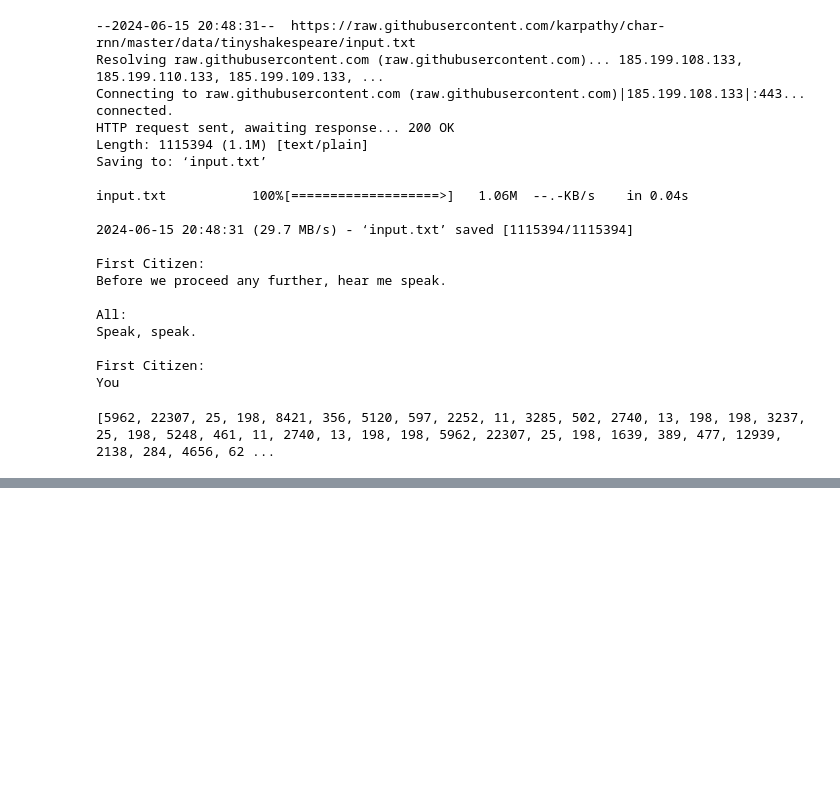
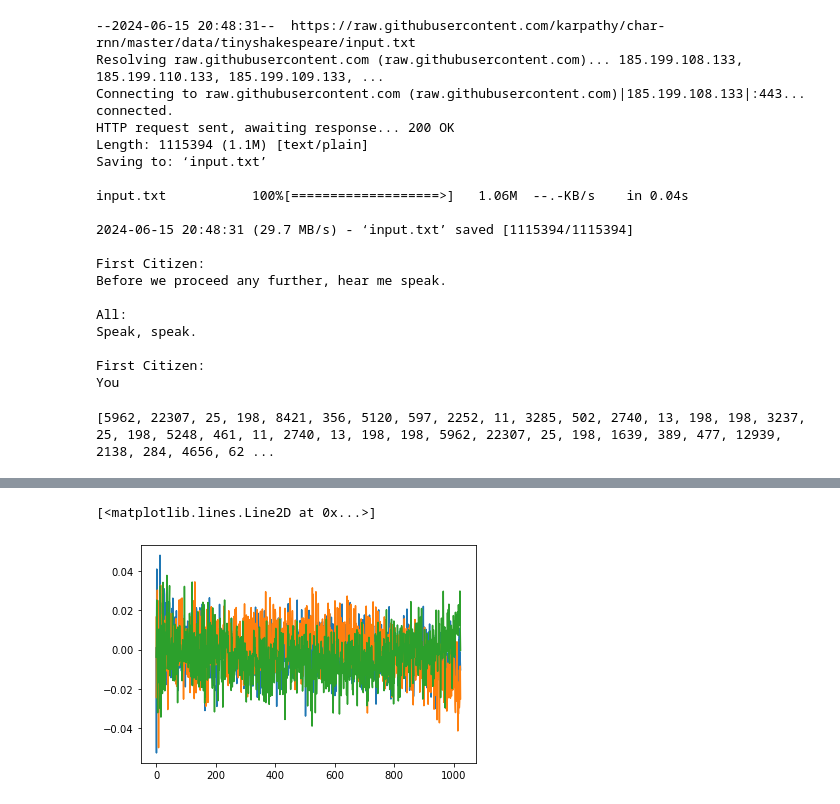
Before and after one commit to WilsonCWu/build_nanogpt, a Jupyter notebook: lookat_hf_gpt2.ipynb, the cells around one changed output, grey strips where cells are left out. Cells and saved outputs as stored; diff of their text form; code cells hidden in the pictures; blank space fills up the shorter version.

```diff
--- a/lookat_hf_gpt2.ipynb
+++ b/lookat_hf_gpt2.ipynb
@@ -294,0 +306,7 @@ plt.imshow(sd_hf["transformer.h.2.attn.c_attn.weight"][:300,:300], cmap="gray")
+# %%
+plt.plot(sd_hf["transformer.wpe.weight"][:, 500])
+plt.plot(sd_hf["transformer.wpe.weight"][:, 150])
+plt.plot(sd_hf["transformer.wpe.weight"][:, 250])
+# %% [output]
+[<matplotlib.lines.Line2D at 0x...>]
+[figure, added]
```
Also changed, not shown: parts of 13 cells of this notebook, 4 other files.
